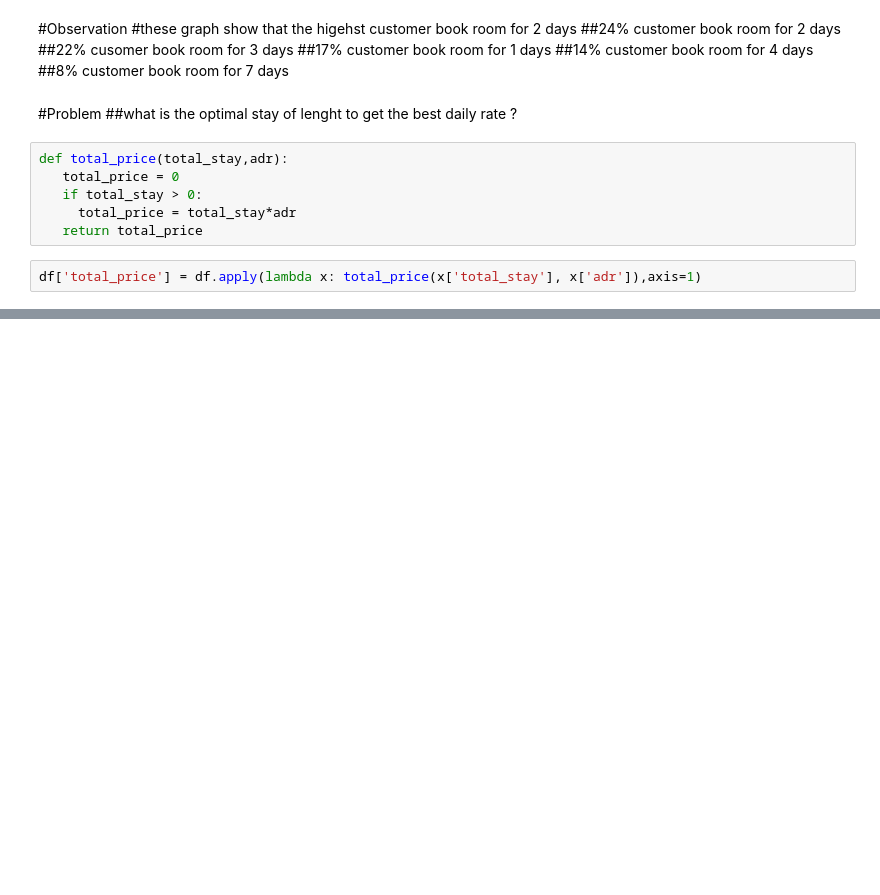
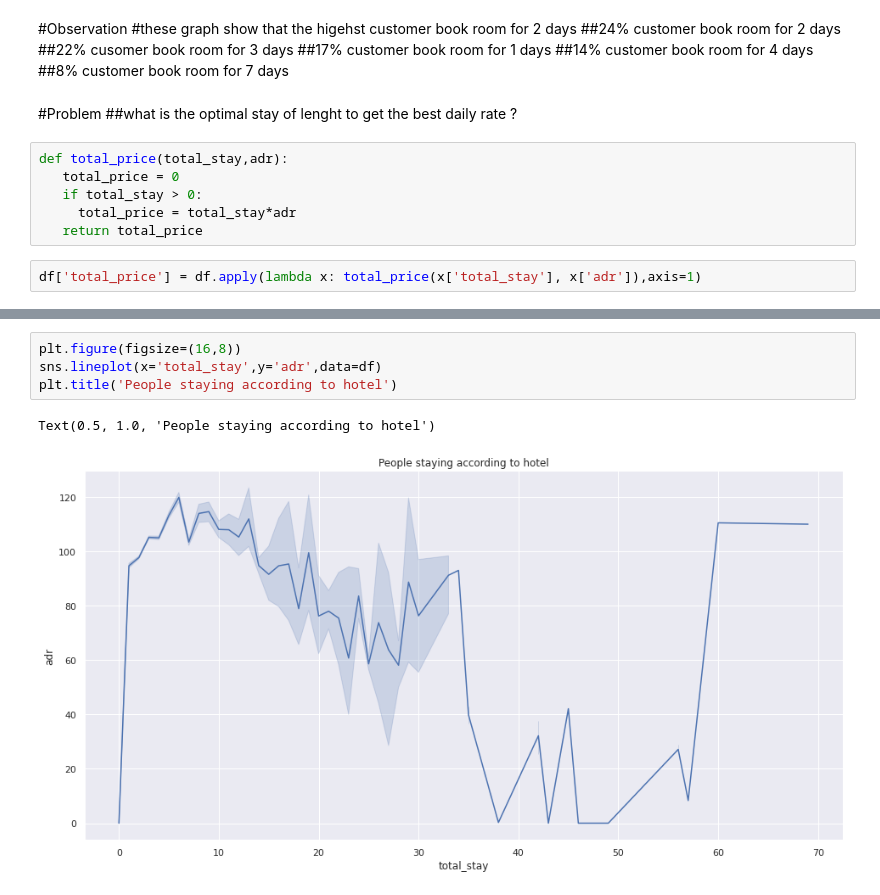
Before and after one commit to Almabette/HotelBookingAnalysis, a Jupyter notebook: Copy_of_Copy_of_Hotel_Booking_Analysis_Capstone_Project.ipynb, the cells around one changed output, grey strips where cells are left out. Drawn from its saved outputs; the diff is of its cells as text; blank space fills up the shorter version.

```diff
--- a/Copy_of_Copy_of_Hotel_Booking_Analysis_Capstone_Project.ipynb
+++ b/Copy_of_Copy_of_Hotel_Booking_Analysis_Capstone_Project.ipynb
@@ -580,0 +622,7 @@ df.head()
+# %%
+plt.figure(figsize=(16,8))
+sns.lineplot(x='total_stay',y='adr',data=df)
+plt.title('People staying according to hotel')
+# %% [output]
+Text(0.5, 1.0, 'People staying according to hotel')
+[figure, added]
```
Also changed, not shown: parts of 31 cells of this notebook.
